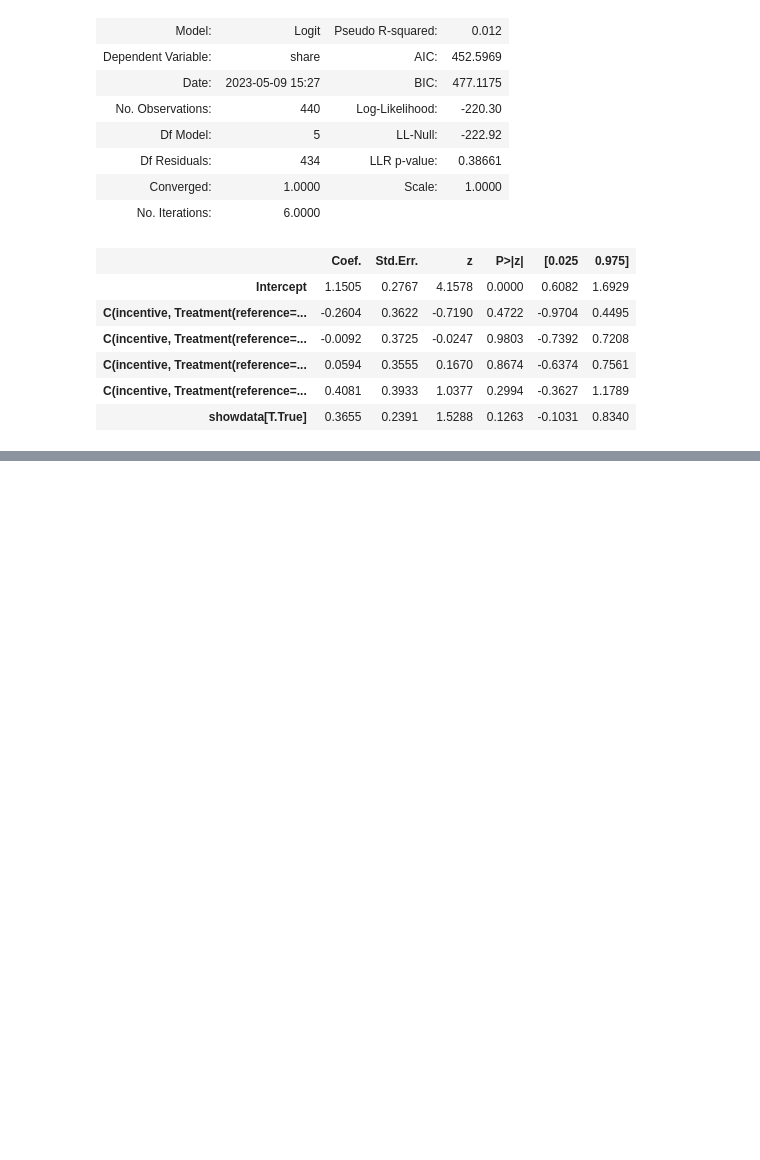
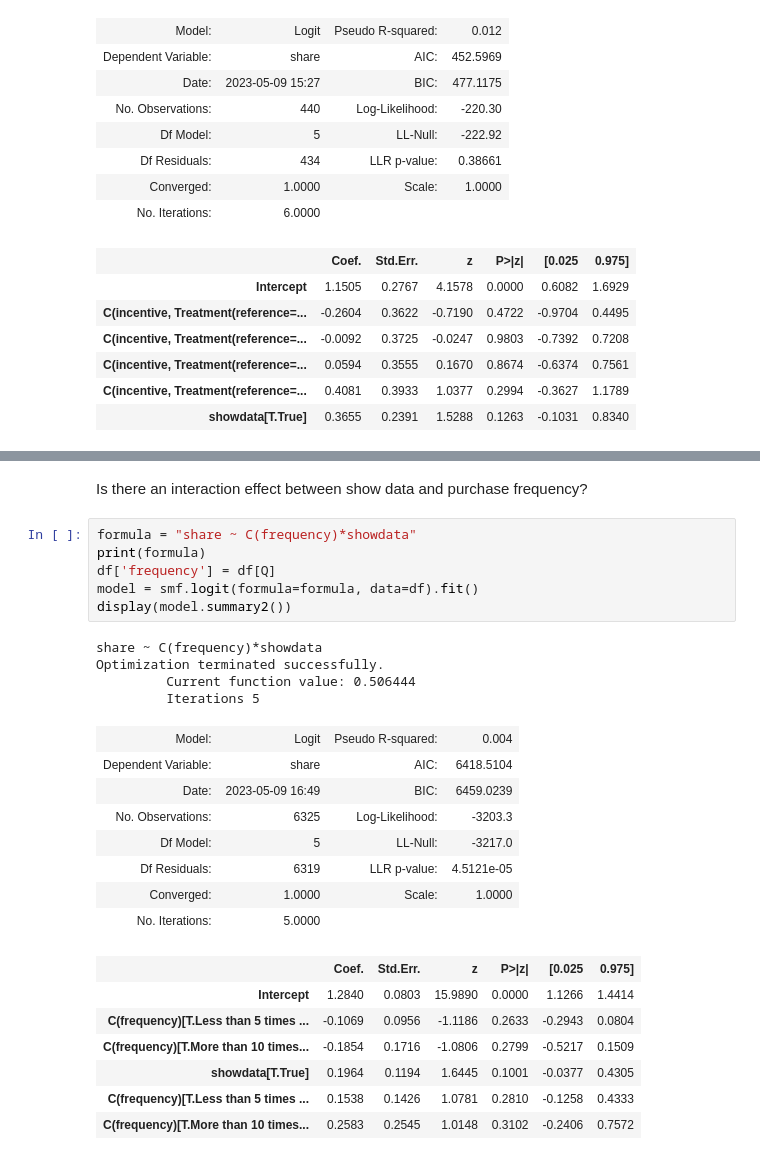
Before and after one commit to aberke/amazon-study, a Jupyter notebook: data-analysis/survey-data.ipynb, the cells around one changed output, grey strips where cells are left out. Drawn from its saved outputs; the diff is of its cells as text; blank space fills up the shorter version.

```diff
--- a/data-analysis/survey-data.ipynb
+++ b/data-analysis/survey-data.ipynb
@@ -2229,0 +2361,28 @@ Optimization terminated successfully.
+# %% [markdown]
+Is there an interaction effect between show data and purchase frequency?
+# %%
+formula = "share ~ C(frequency)*showdata"
+print(formula)
+df['frequency'] = df[Q]
+model = smf.logit(formula=formula, data=df).fit()
+display(model.summary2())
+# %% [output]
+share ~ C(frequency)*showdata
+Optimization terminated successfully.
+         Current function value: 0.506444
+         Iterations 5
+| Model: | Logit | Pseudo R-squared: | 0.004 |
+| Dependent Variable: | share | AIC: | 6418.5104 |
+| Date: | 2023-05-09 16:49 | BIC: | 6459.0239 |
+| No. Observations: | 6325 | Log-Likelihood: | -3203.3 |
+| Df Model: | 5 | LL-Null: | -3217.0 |
+| Df Residuals: | 6319 | LLR p-value: | 4.5121e-05 |
+| Converged: | 1.0000 | Scale: | 1.0000 |
+| No. Iterations: | 5.0000 |  |  |
+|  | Coef. | Std.Err. | z | P>|z| | [0.025 | 0.975] |
+| Intercept | 1.2840 | 0.0803 | 15.9890 | 0.0000 | 1.1266 | 1.4414 |
+| C(frequency)[T.Less than 5 times ... | -0.1069 | 0.0956 | -1.1186 | 0.2633 | -0.2943 | 0.0804 |
+| C(frequency)[T.More than 10 times... | -0.1854 | 0.1716 | -1.0806 | 0.2799 | -0.5217 | 0.1509 |
+| showdata[T.True] | 0.1964 | 0.1194 | 1.6445 | 0.1001 | -0.0377 | 0.4305 |
+| C(frequency)[T.Less than 5 times ... | 0.1538 | 0.1426 | 1.0781 | 0.2810 | -0.1258 | 0.4333 |
+| C(frequency)[T.More than 10 times... | 0.2583 | 0.2545 | 1.0148 | 0.3102 | -0.2406 | 0.7572 |
```
Also changed, not shown: parts of 18 cells of this notebook.
